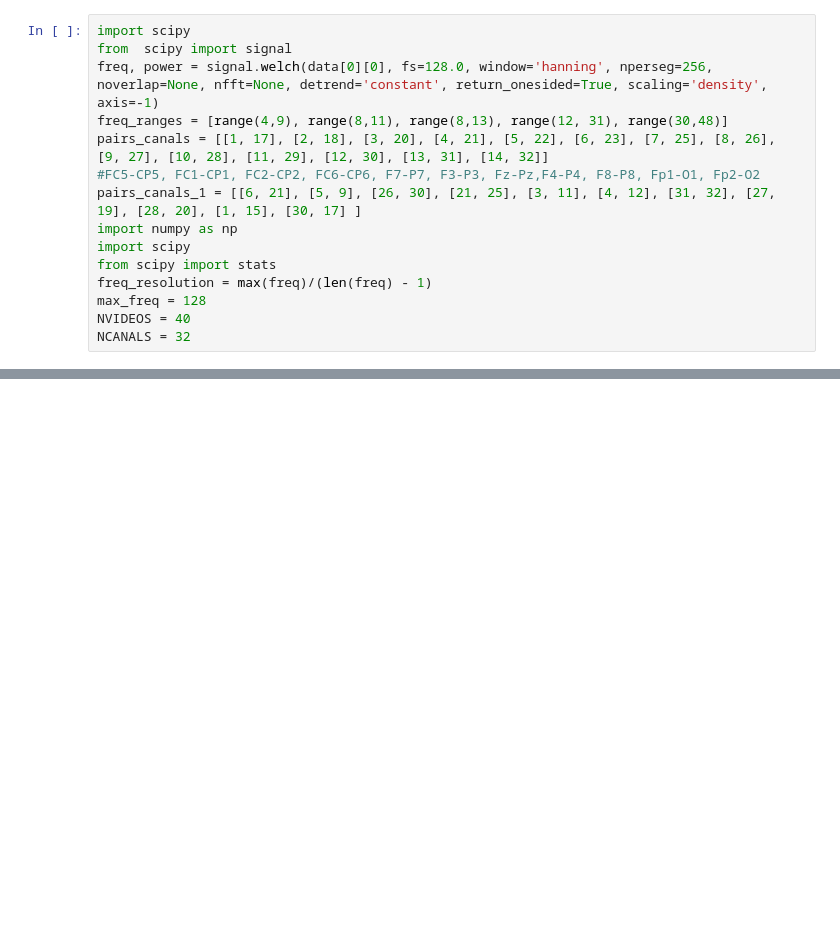
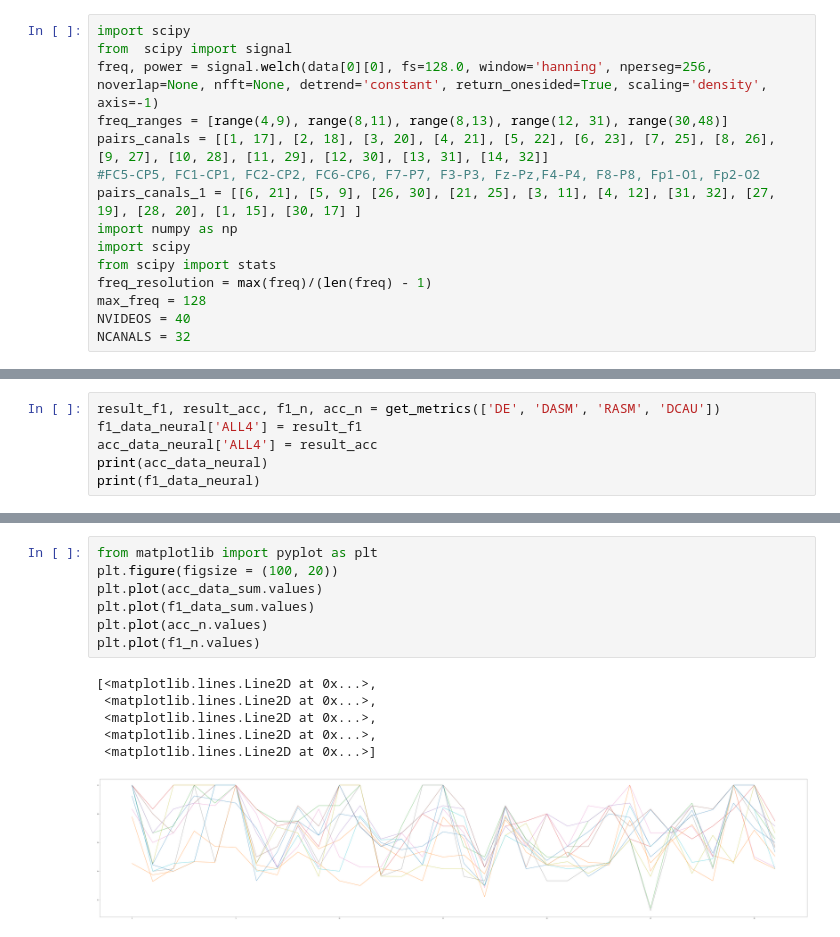
Before and after one commit to mykolesiko/eeg_investigation, a Jupyter notebook: MADE_baseline_report_noneutral_article.ipynb, the cells around one changed output, grey strips where cells are left out. Drawn from its saved outputs; the diff is of its cells as text; blank space fills up the shorter version.

```diff
--- a/MADE_baseline_report_noneutral_article.ipynb
+++ b/MADE_baseline_report_noneutral_article.ipynb
@@ -446,0 +594,6 @@ print(data_all.shape)
+# %%
+result_f1, result_acc, f1_n, acc_n = get_metrics(['DE', 'DASM', 'RASM', 'DCAU'])
+f1_data_neural['ALL4'] = result_f1
+acc_data_neural['ALL4'] = result_acc
+print(acc_data_neural)
+print(f1_data_neural)
@@ -446,0 +671,14 @@ print(data_all.shape)
+# %%
+from matplotlib import pyplot as plt
+plt.figure(figsize = (100, 20))
+plt.plot(acc_data_sum.values)
+plt.plot(f1_data_sum.values)
+plt.plot(acc_n.values)
+plt.plot(f1_n.values)
+# %% [output]
+[<matplotlib.lines.Line2D at 0x...>,
+ <matplotlib.lines.Line2D at 0x...>,
+ <matplotlib.lines.Line2D at 0x...>,
+ <matplotlib.lines.Line2D at 0x...>,
+ <matplotlib.lines.Line2D at 0x...>]
+[figure, added]
```
Also changed, not shown: parts of 38 cells of this notebook.
